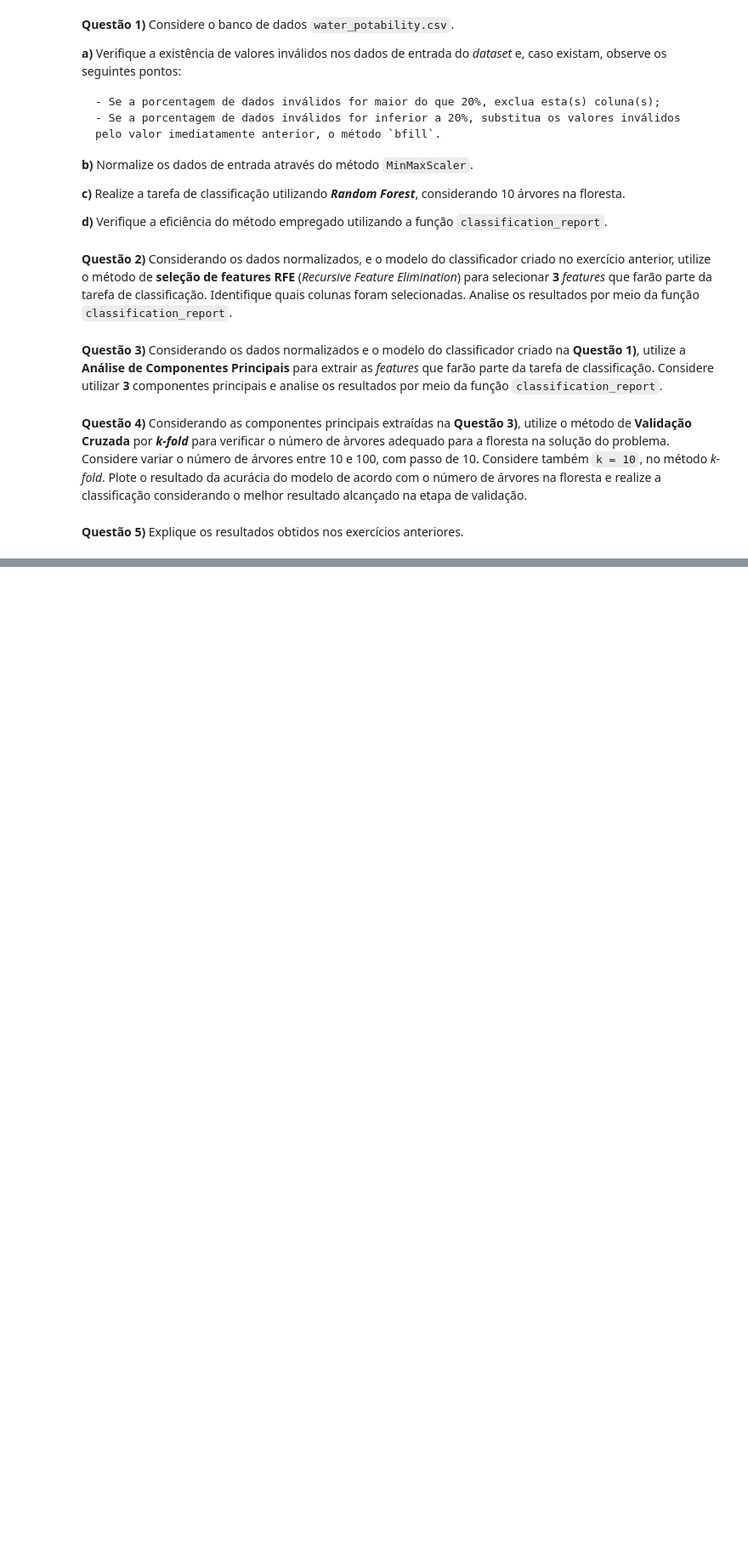
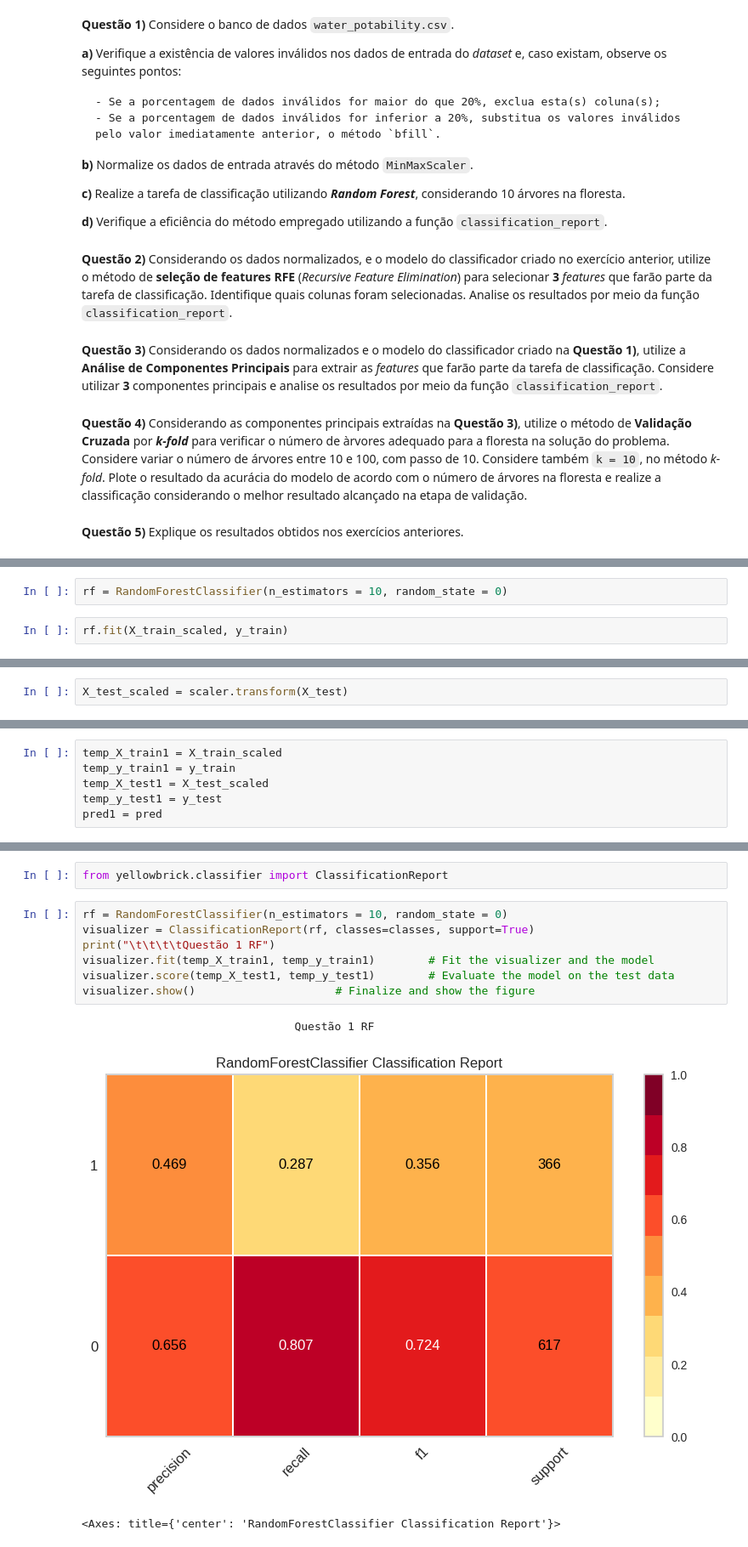
Before and after one commit to silviolima07/PUC_residencia_tec_ml, a Jupyter notebook: Aula20_Assincrona_AtividadePratica03.ipynb, the cells around one changed output, grey strips where cells are left out. Shown at 85% size. Saved outputs shown, nothing was run; the diff lists cells and outputs as text; blank space fills up the shorter version.

```diff
--- a/Aula20_Assincrona_AtividadePratica03.ipynb
+++ b/Aula20_Assincrona_AtividadePratica03.ipynb
@@ -65,0 +364,4 @@ Esta atividade corresponde à nossa terceira atividade **valorizada** do curso d
+# %%
+rf = RandomForestClassifier(n_estimators = 10, random_state = 0)
+# %%
+rf.fit(X_train_scaled, y_train)
@@ -65,0 +370,2 @@ Esta atividade corresponde à nossa terceira atividade **valorizada** do curso d
+# %%
+X_test_scaled = scaler.transform(X_test)
@@ -65,0 +394,6 @@ Esta atividade corresponde à nossa terceira atividade **valorizada** do curso d
+# %%
+temp_X_train1 = X_train_scaled
+temp_y_train1 = y_train
+temp_X_test1 = X_test_scaled
+temp_y_test1 = y_test
+pred1 = pred
@@ -65,0 +803,13 @@ Esta atividade corresponde à nossa terceira atividade **valorizada** do curso d
+# %%
+from yellowbrick.classifier import ClassificationReport
+# %%
+rf = RandomForestClassifier(n_estimators = 10, random_state = 0)
+visualizer = ClassificationReport(rf, classes=classes, support=True)
+print("\t\t\t\tQuestão 1 RF")
+visualizer.fit(temp_X_train1, temp_y_train1)        # Fit the visualizer and the model
+visualizer.score(temp_X_test1, temp_y_test1)        # Evaluate the model on the test data
+visualizer.show()                     # Finalize and show the figure
+# %% [output]
+                                Questão 1 RF
+[figure, added]
+<Axes: title={'center': 'RandomForestClassifier Classification Report'}>
```
Also changed, not shown: parts of 115 cells of this notebook.
